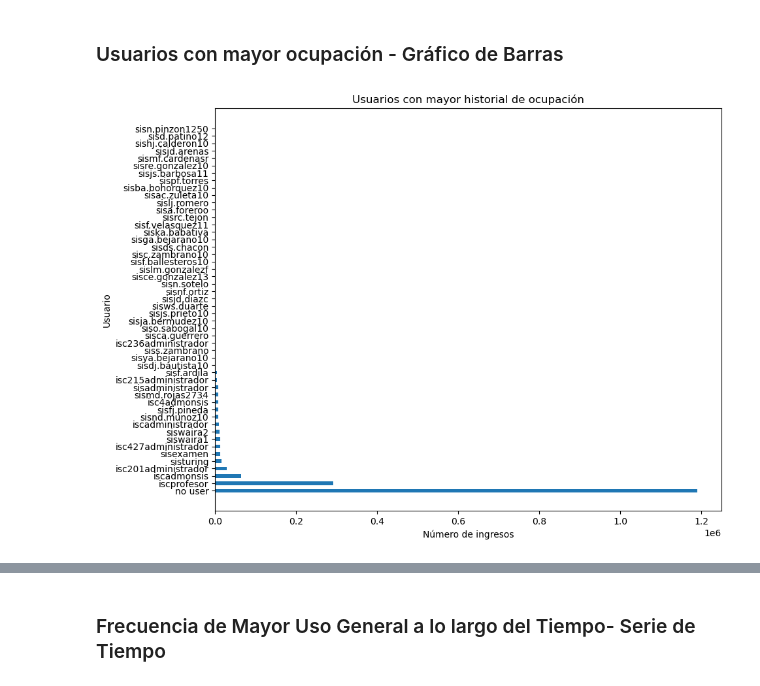
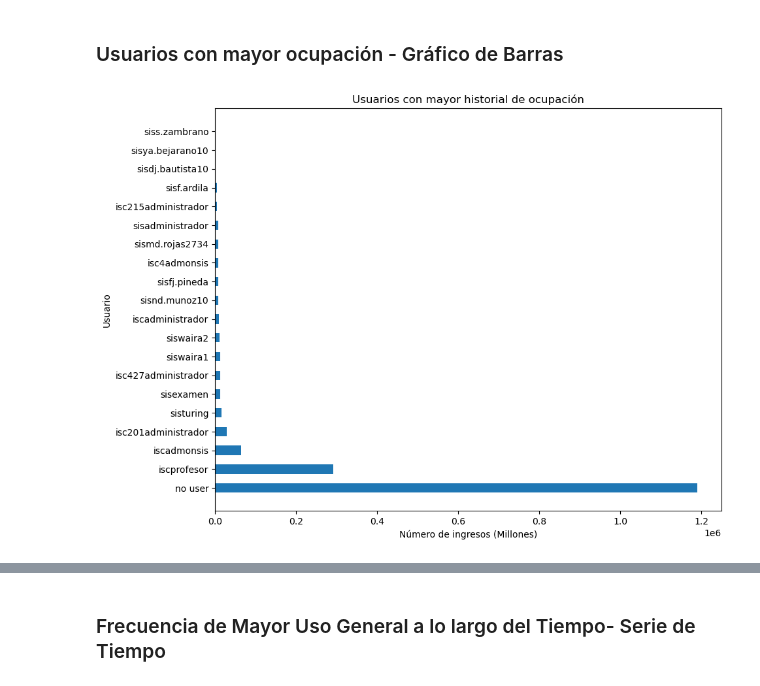
Before and after one commit to dfosorio111/tech_skills, a Jupyter notebook: visualization/data_analytics_AgenteSalas .ipynb, the cells around one changed output, grey strips where cells are left out. Drawn from its saved outputs; the diff is of its cells as text; code cells hidden in the pictures.

```diff
--- a/visualization/data_analytics_AgenteSalas .ipynb
+++ b/visualization/data_analytics_AgenteSalas .ipynb
@@ -629,25 +620,32 @@ plt.show()
 # %%
 aux3 = historial.groupby(historial['usuario']).count()
 aux3.reset_index(inplace=True)
 aux3 = aux3.sort_values('equipo', ascending=False)
 
-aux3 = aux3.head(50)
+aux3 = aux3.head(20)
+labels_equipos = aux3['usuario'].to_list()
+
+aux3 = historial.groupby(historial['usuario']).count()
+aux3.reset_index(inplace=True)
+aux3 = aux3.sort_values('equipo', ascending=False)
+
+aux3 = aux3[:20]
 labels_equipos = aux3['usuario'].to_list()
 
 fig, ax = plt.subplots(figsize = (10,8))
 
 usuario = aux3['usuario']
 total = aux3['equipo']
 
 #bar_colors = ['red', 'blue', 'black', 'orange','yellow','green','purple','black','pink','grey']
 
 ax.barh(usuario, total, label=labels_equipos,  height=0.5) # color=bar_colors,
 
 ax.set_ylabel('Usuario')
-ax.set_xlabel('Número de ingresos')
+ax.set_xlabel('Número de ingresos (Millones)')
 ax.set_title('Usuarios con mayor historial de ocupación')
 #ax.legend(title='Tipo de sanción')
 
 plt.show()
 # %% [output]
-[figure, old version]
+[figure, new version]
```
Also changed, not shown: parts of 22 cells of this notebook, 1 other file.
